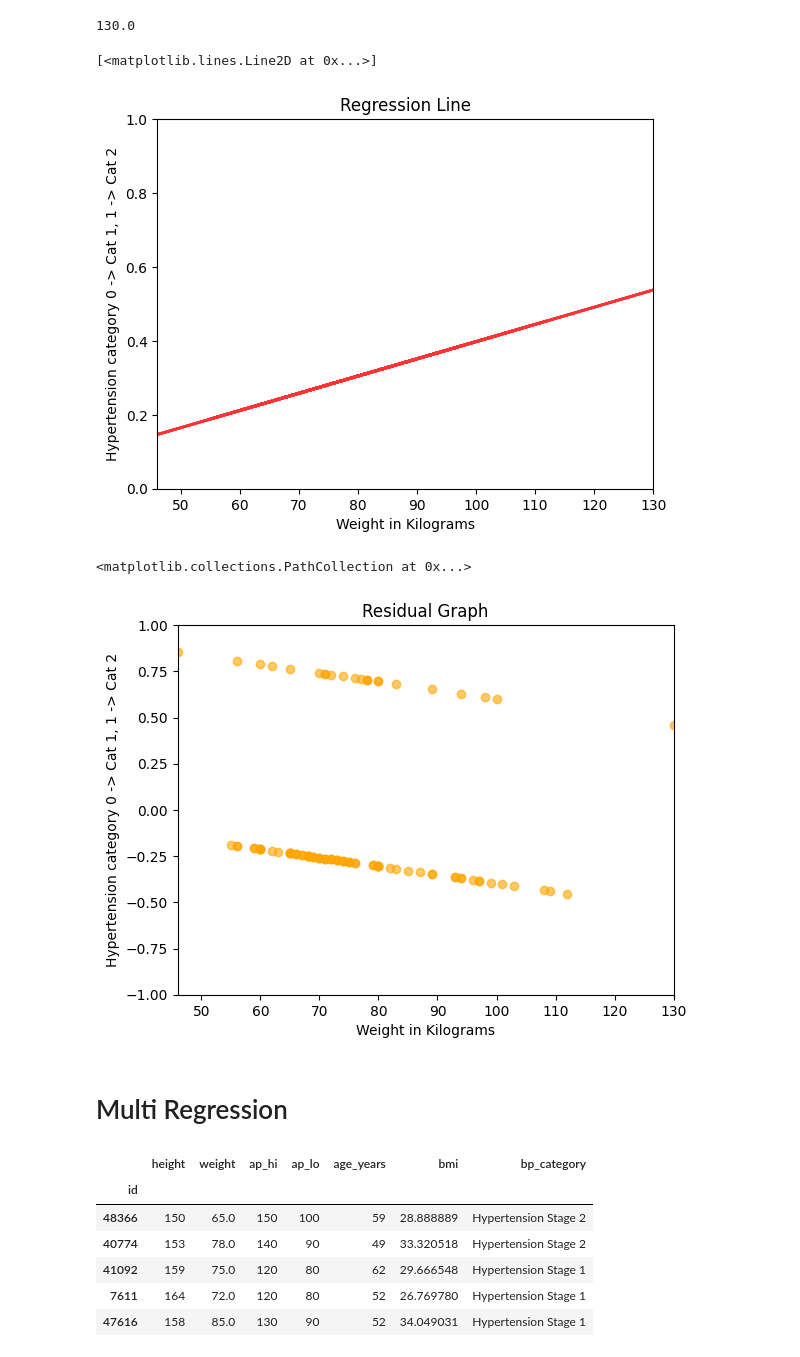
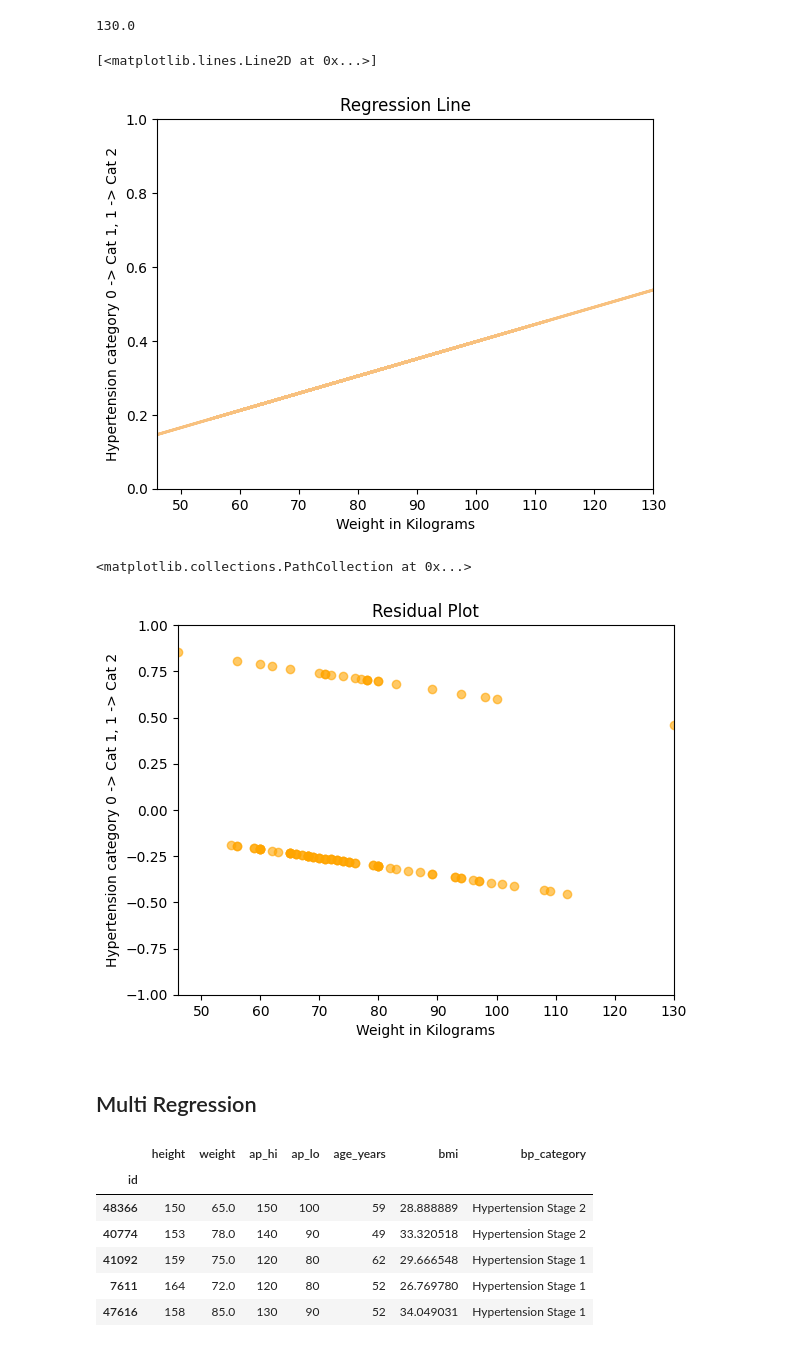
Before and after one commit to farhanarrafi/empirical-analysis-cardiovascular-data, a Jupyter notebook: Emperical_Analysis_Project.ipynb, the cells around one changed output. Drawn from its saved outputs; the diff is of its cells as text; code cells hidden in the pictures.

Commit message:
Update plot colors

```diff
--- a/Emperical_Analysis_Project.ipynb
+++ b/Emperical_Analysis_Project.ipynb
@@ -513,21 +519,21 @@ X_test['weight'].max()
 # %%
 
 #plt.scatter(X_test, Y_test, color="black")
 plt.title('Regression Line')
 plt.xlabel('Weight in Kilograms')
 plt.ylabel('Hypertension category 0 -> Cat 1, 1 -> Cat 2')
 plt.xlim([X_test['weight'].min(), X_test['weight'].max()])
 plt.ylim([0, 1])
 #plt.scatter(X_test, Y_test, color="black")
-plt.plot(X_test, Y_predictions, color="red", alpha=0.8, linewidth=2)
+plt.plot(X_test, Y_predictions, color="#F28500", alpha=0.5, linewidth=2)
 # %% [output]
 [<matplotlib.lines.Line2D at 0x...>]
-[figure, old version]
+[figure, new version]
 # %%
 # residual = observed y - predicted y
 residual = Y_test - Y_predictions
 # %%
-plt.title('Residual Graph')
+plt.title('Residual Plot')
 plt.xlabel('Weight in Kilograms')
 plt.ylabel('Hypertension category 0 -> Cat 1, 1 -> Cat 2')
 plt.xlim([X_test['weight'].min(), X_test['weight'].max()])
@@ -536,9 +542,9 @@ plt.scatter(X_test, residual, color="orange", alpha=0.6)
 #plt.plot(X_test, Y_predictions, color="blue", linewidth=3)
 # %% [output]
 <matplotlib.collections.PathCollection at 0x...>
-[figure, old version]
+[figure, new version]
 # %% [markdown]
-# Multi Regression
+## Multi Regression
 # %%
 samples.head()
 # %% [output]
```
Also changed, not shown: parts of 9 cells of this notebook.
